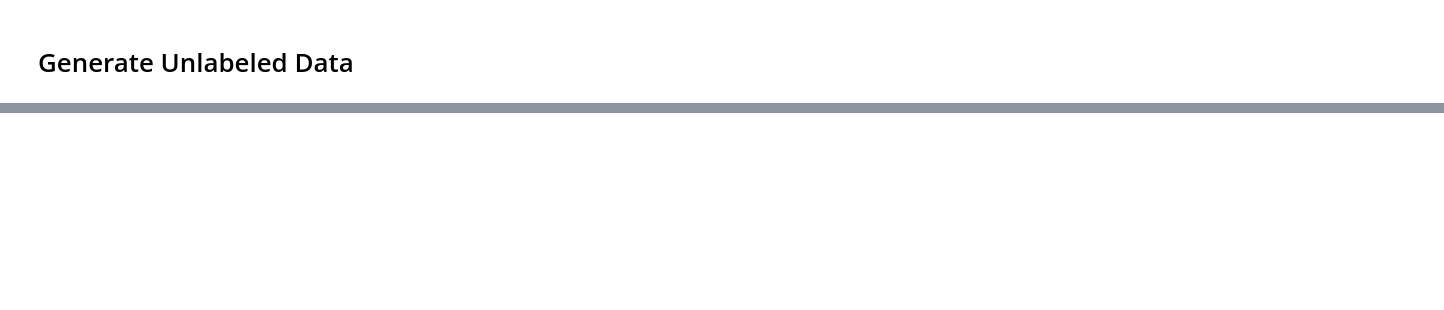
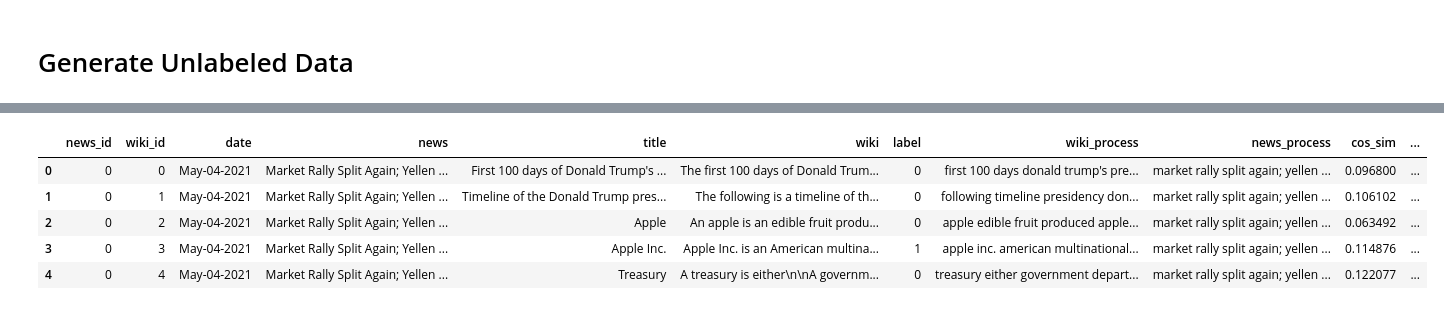
Before and after one commit to MSIA/2021-msia423-Ho-Sara-project, a Jupyter notebook: notebooks/algorithm.ipynb, the cells around one changed output, grey strips where cells are left out. Saved outputs shown, nothing was run; the diff lists cells and outputs as text; code cells hidden in the pictures; blank space fills up the shorter version.

```diff
--- a/notebooks/algorithm.ipynb
+++ b/notebooks/algorithm.ipynb
@@ -374,0 +59,29 @@ labeled_data.drop_duplicates(['news_id', 'title']).loc[labeled_data['predict']]
+# %%
+def remove_stopwords(df, c):
+
+    stop_words = stopwords.words('english')
+    for raw, processed in zip(c['raw_features'], c['processed_features']):
+        df[processed] = df[raw].str.lower().str.split(). \
+            apply(lambda x: ' '.join([item for item in x
+                                      if item not in stop_words]))
+    return df
+
+
+with open('../config/algorithm.yaml', 'r') as f:
+    c = yaml.load(f, Loader=yaml.FullLoader)
+
+for raw, processed in zip(c['raw_features'], c['processed_features']):
+    labeled[processed] = labeled[raw].str.lower().str.split(). \
+        apply(lambda x: ' '.join([item for item in x
+                                  if item not in stop_words]))
+
+labeled = labeled.dropna()
+labeled = remove_stopwords(labeled, c)
+labeled.head()
+# %% [output]
+|  | news_id | wiki_id | date | news | title | wiki | label | wiki_process | news_process | cos_sim | ... |
+| 0 | 0 | 0 | May-04-2021 | Market Rally Split Again; Yellen ... | First 100 days of Donald Trump's ... | The first 100 days of Donald Trum... | 0 | first 100 days donald trump's pre... | market rally split again; yellen ... | 0.096800 | ... |
+| 1 | 0 | 1 | May-04-2021 | Market Rally Split Again; Yellen ... | Timeline of the Donald Trump pres... | The following is a timeline of th... | 0 | following timeline presidency don... | market rally split again; yellen ... | 0.106102 | ... |
+| 2 | 0 | 2 | May-04-2021 | Market Rally Split Again; Yellen ... | Apple | An apple is an edible fruit produ... | 0 | apple edible fruit produced apple... | market rally split again; yellen ... | 0.063492 | ... |
+| 3 | 0 | 3 | May-04-2021 | Market Rally Split Again; Yellen ... | Apple Inc. | Apple Inc. is an American multina... | 1 | apple inc. american multinational... | market rally split again; yellen ... | 0.114876 | ... |
+| 4 | 0 | 4 | May-04-2021 | Market Rally Split Again; Yellen ... | Treasury | A treasury is either\n\nA governm... | 0 | treasury either government depart... | market rally split again; yellen ... | 0.122077 | ... |
```
Also changed, not shown: parts of 40 cells of this notebook.
